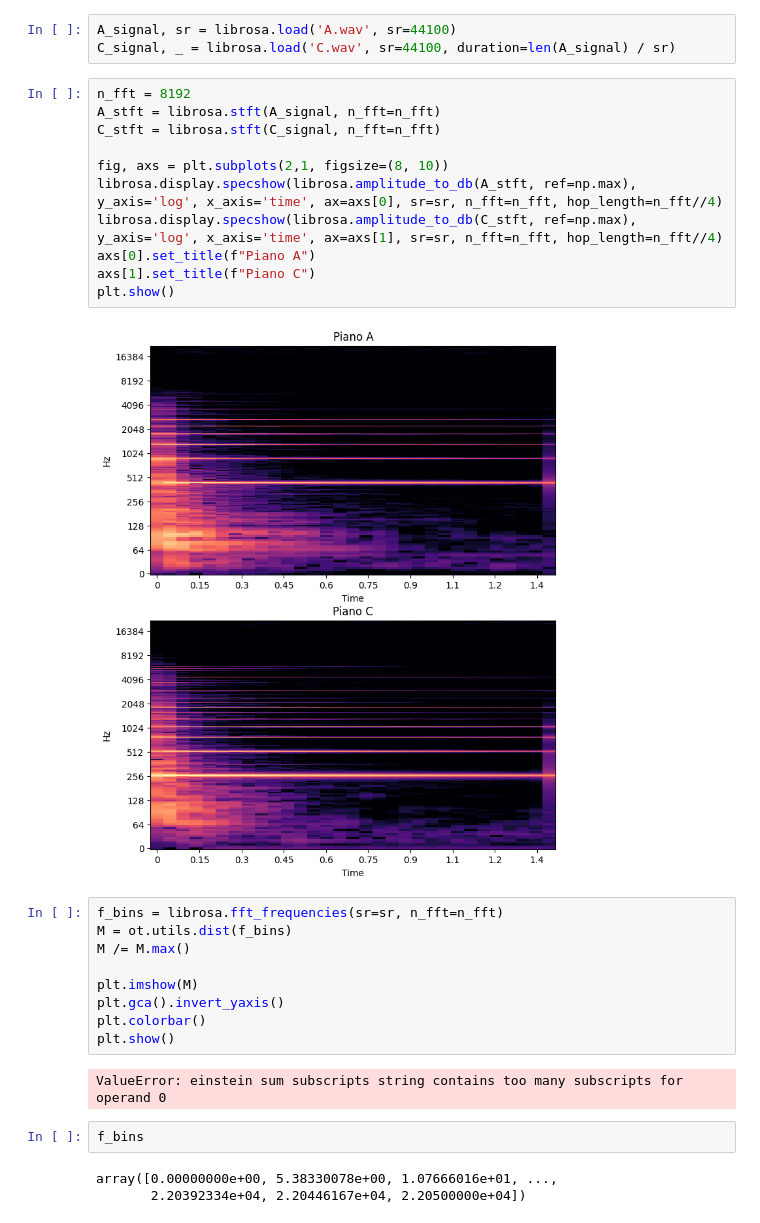
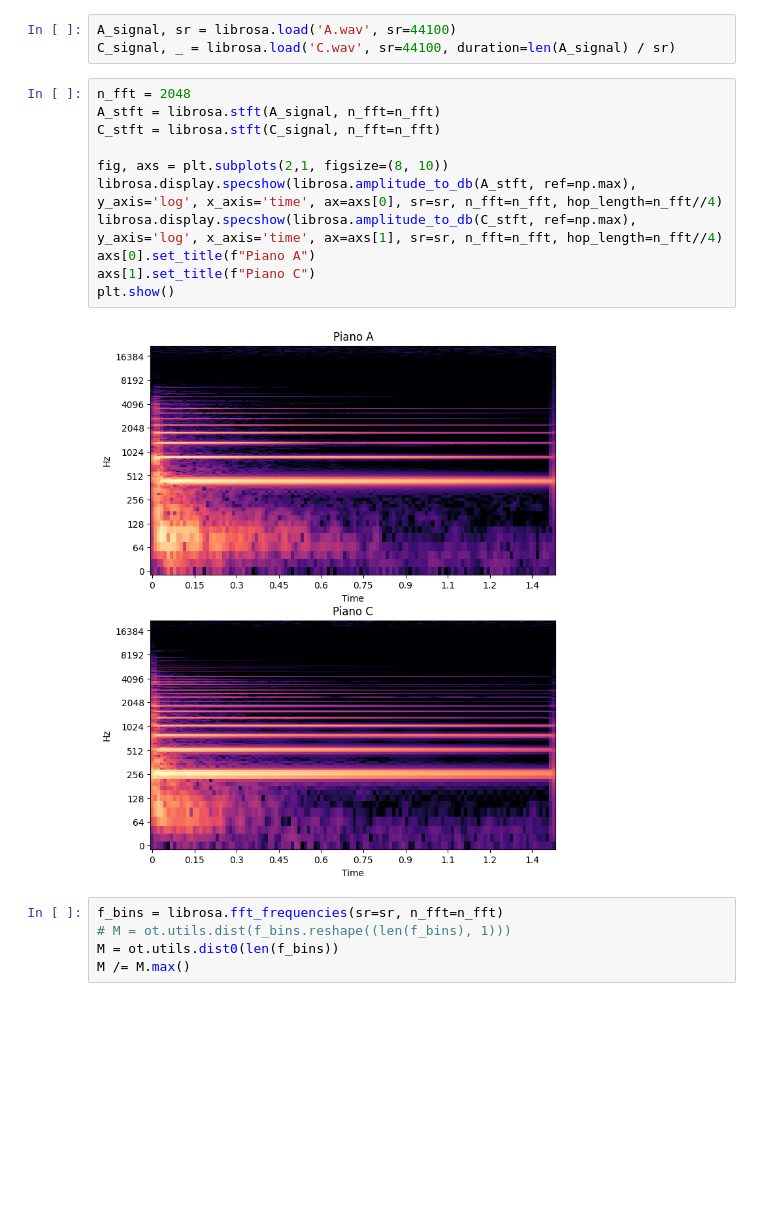
Before and after one commit to zaquastier/audio_1D_transport, a Jupyter notebook: audio_ot.ipynb, the cells around one changed output. Drawn from its saved outputs; the diff is of its cells as text; blank space fills up the shorter version.

```diff
--- a/audio_ot.ipynb
+++ b/audio_ot.ipynb
@@ -12,31 +12,20 @@ import ot
 A_signal, sr = librosa.load('A.wav', sr=44100)
 C_signal, _ = librosa.load('C.wav', sr=44100, duration=len(A_signal) / sr)
 # %%
-n_fft = 8192
+n_fft = 2048
 A_stft = librosa.stft(A_signal, n_fft=n_fft)
 C_stft = librosa.stft(C_signal, n_fft=n_fft)
 
 fig, axs = plt.subplots(2,1, figsize=(8, 10))
 librosa.display.specshow(librosa.amplitude_to_db(A_stft, ref=np.max), y_axis='log', x_axis='time', ax=axs[0], sr=sr, n_fft=n_fft, hop_length=n_fft//4)
 librosa.display.specshow(librosa.amplitude_to_db(C_stft, ref=np.max), y_axis='log', x_axis='time', ax=axs[1], sr=sr, n_fft=n_fft, hop_length=n_fft//4)
 axs[0].set_title(f"Piano A")
 axs[1].set_title(f"Piano C")
 plt.show()
 # %% [output]
-[figure, old version]
+[figure, new version]
 # %%
 f_bins = librosa.fft_frequencies(sr=sr, n_fft=n_fft)
-M = ot.utils.dist(f_bins)
+# M = ot.utils.dist(f_bins.reshape((len(f_bins), 1)))
+M = ot.utils.dist0(len(f_bins))
 M /= M.max()
-
-plt.imshow(M)
-plt.gca().invert_yaxis()
-plt.colorbar()
-plt.show()
-# %% [output]
-ValueError: einstein sum subscripts string contains too many subscripts for operand 0
-# %%
-f_bins
-# %% [output]
-array([0.00000000e+00, 5.38330078e+00, 1.07666016e+01, ...,
-       2.20392334e+04, 2.20446167e+04, 2.20500000e+04])
```
Also changed, not shown: parts of 3 cells of this notebook.
